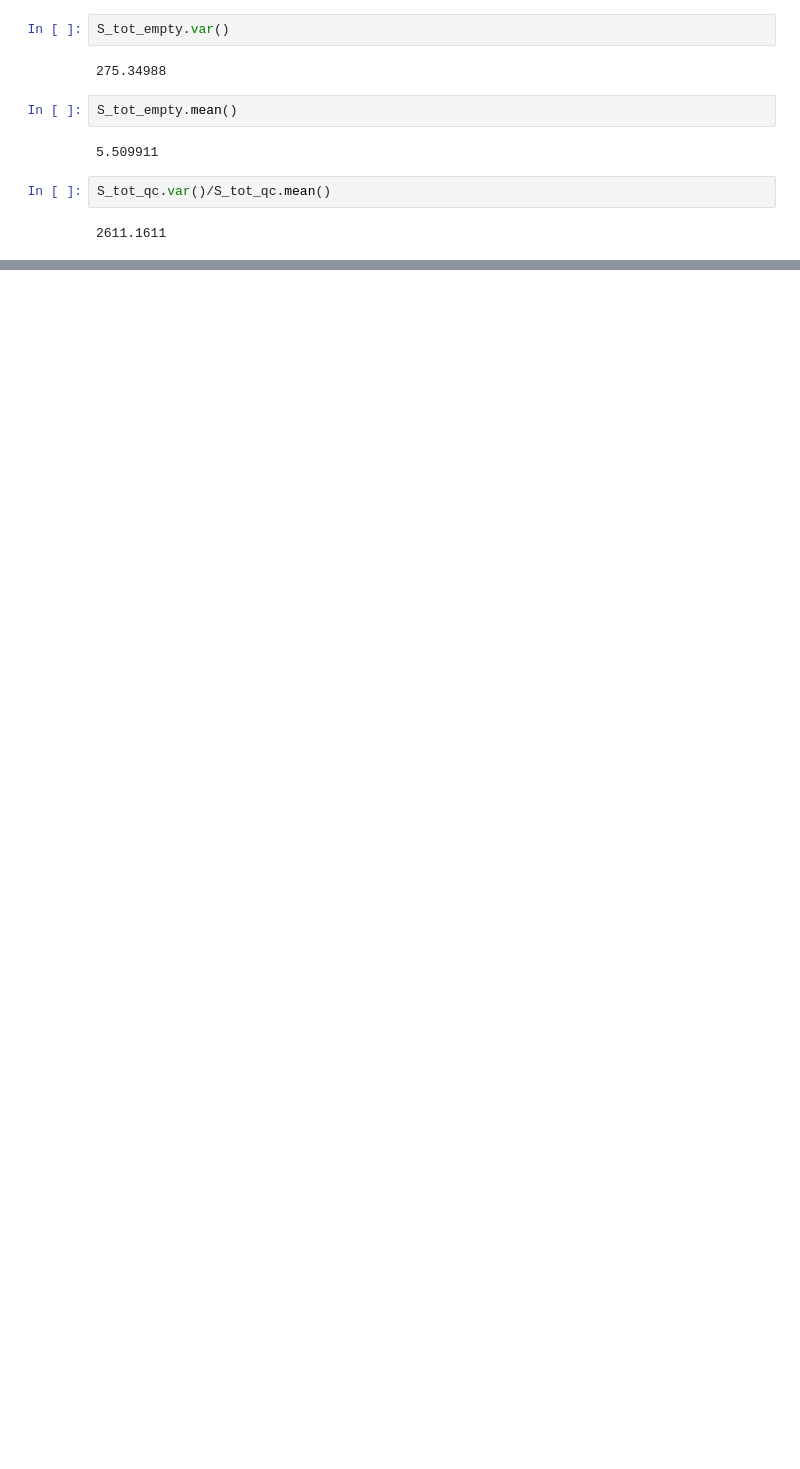
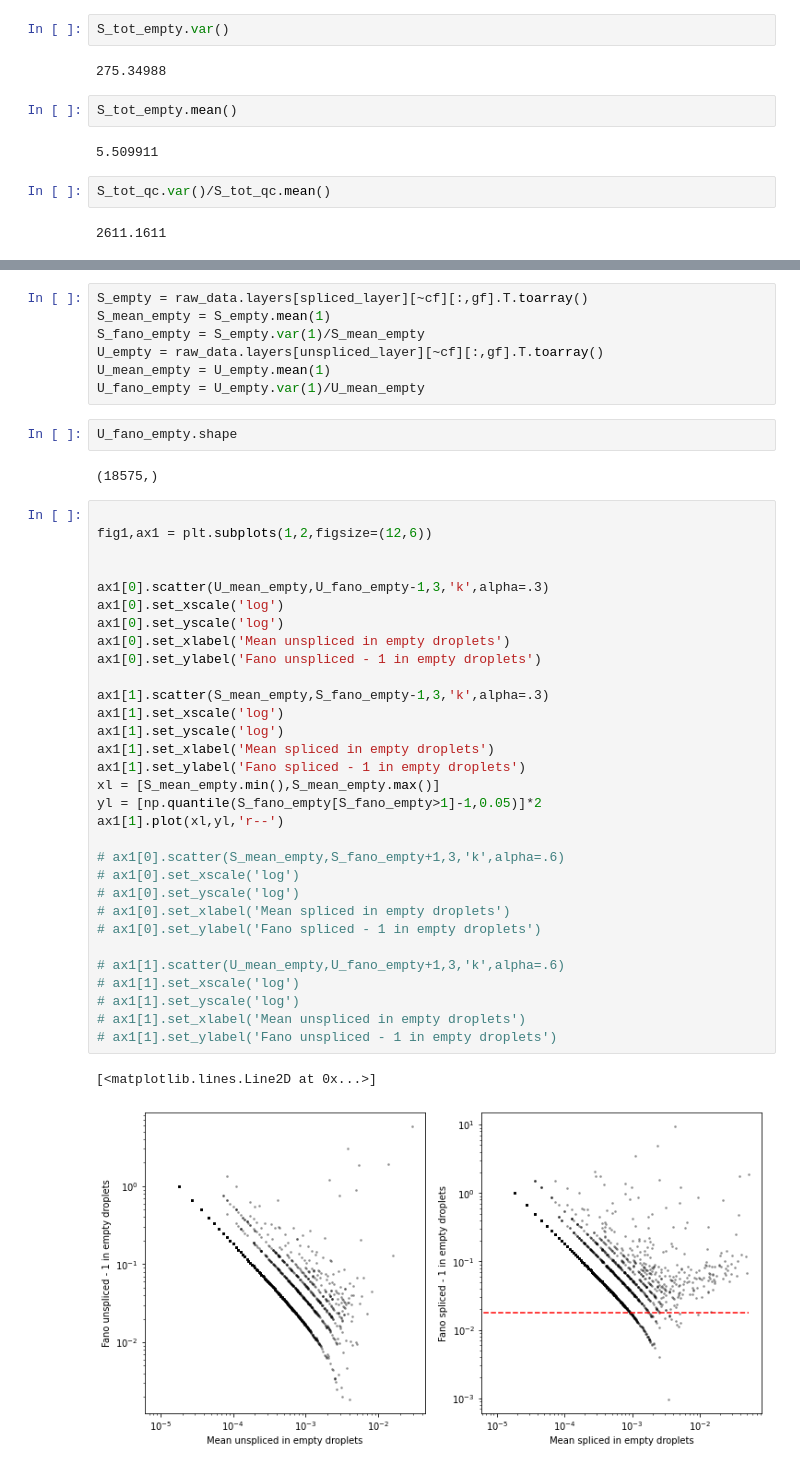
Before and after one commit to pachterlab/GVP_2023, a Jupyter notebook: gg230117_emptydrops.ipynb, the cells around one changed output, grey strips where cells are left out. Drawn from its saved outputs; the diff is of its cells as text; blank space fills up the shorter version.

```diff
--- a/gg230117_emptydrops.ipynb
+++ b/gg230117_emptydrops.ipynb
@@ -279,0 +315,45 @@ S_tot_qc.var()/S_tot_qc.mean()
+# %%
+S_empty = raw_data.layers[spliced_layer][~cf][:,gf].T.toarray()
+S_mean_empty = S_empty.mean(1)
+S_fano_empty = S_empty.var(1)/S_mean_empty
+U_empty = raw_data.layers[unspliced_layer][~cf][:,gf].T.toarray()
+U_mean_empty = U_empty.mean(1)
+U_fano_empty = U_empty.var(1)/U_mean_empty
+# %%
+U_fano_empty.shape
+# %% [output]
+(18575,)
+# %%
+
+fig1,ax1 = plt.subplots(1,2,figsize=(12,6))
+
+
+ax1[0].scatter(U_mean_empty,U_fano_empty-1,3,'k',alpha=.3)
+ax1[0].set_xscale('log')
+ax1[0].set_yscale('log')
+ax1[0].set_xlabel('Mean unspliced in empty droplets')
+ax1[0].set_ylabel('Fano unspliced - 1 in empty droplets')
+
+ax1[1].scatter(S_mean_empty,S_fano_empty-1,3,'k',alpha=.3)
+ax1[1].set_xscale('log')
+ax1[1].set_yscale('log')
+ax1[1].set_xlabel('Mean spliced in empty droplets')
+ax1[1].set_ylabel('Fano spliced - 1 in empty droplets')
+xl = [S_mean_empty.min(),S_mean_empty.max()]
+yl = [np.quantile(S_fano_empty[S_fano_empty>1]-1,0.05)]*2
+ax1[1].plot(xl,yl,'r--')
+
+# ax1[0].scatter(S_mean_empty,S_fano_empty+1,3,'k',alpha=.6)
+# ax1[0].set_xscale('log')
+# ax1[0].set_yscale('log')
+# ax1[0].set_xlabel('Mean spliced in empty droplets')
+# ax1[0].set_ylabel('Fano spliced - 1 in empty droplets')
+
+# ax1[1].scatter(U_mean_empty,U_fano_empty+1,3,'k',alpha=.6)
+# ax1[1].set_xscale('log')
+# ax1[1].set_yscale('log')
+# ax1[1].set_xlabel('Mean unspliced in empty droplets')
+# ax1[1].set_ylabel('Fano unspliced - 1 in empty droplets')
+# %% [output]
+[<matplotlib.lines.Line2D at 0x...>]
+[figure, added]
```
Also changed, not shown: parts of 6 cells of this notebook, 1 other file.
